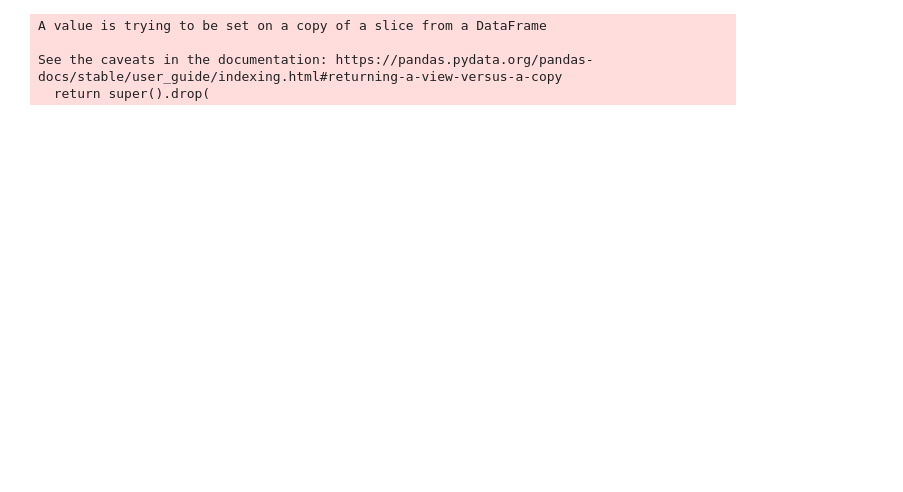
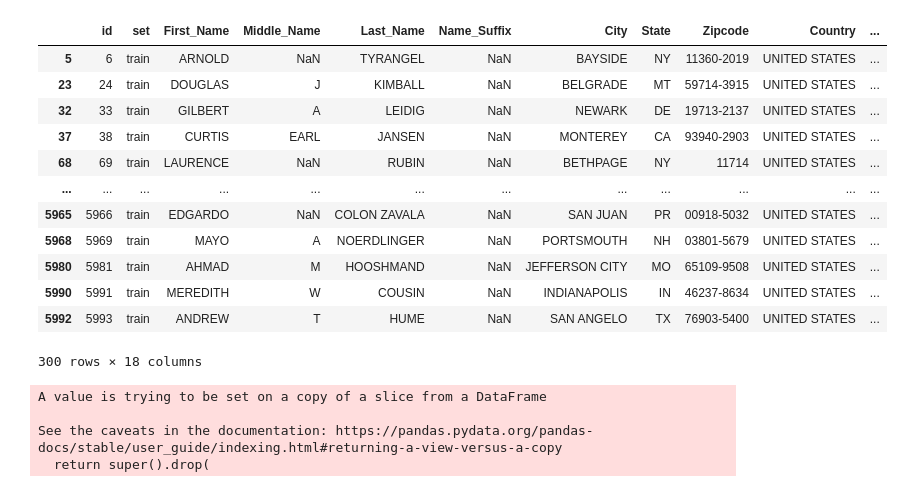
Before and after one commit to qffdhruba1123/analytics_cup_2021, a Jupyter notebook: Submission_Notebook_Random_Forest.ipynb, the cells around one changed output. Drawn from its saved outputs; the diff is of its cells as text; code cells hidden in the pictures; blank space fills up the shorter version.

Commit message:
Ownership Interest implemented in the Random Forest Notebook

```diff
--- a/Submission_Notebook_Random_Forest.ipynb
+++ b/Submission_Notebook_Random_Forest.ipynb
@@ -39,3 +56,27 @@ df_physicians = pd.read_csv("./data/physicians.csv")
+# %%
+def phys_OI(phys_id):
+    if(df_payments.query('Physician_ID==@phys_id and Ownership_Indicator=="Yes"').shape[0]>0):
+        return 1
+    else:
+        return 0
+
+df_physicians['Ownership_Interest']=df_physicians['id'].apply(phys_OI)
+# %%
+df_physicians.query('Ownership_Interest==1')
+# %% [output]
+|  | id | set | First_Name | Middle_Name | Last_Name | Name_Suffix | City | State | Zipcode | Country | ... |
+| 5 | 6 | train | ARNOLD | NaN | TYRANGEL | NaN | BAYSIDE | NY | 11360-2019 | UNITED STATES | ... |
+| 23 | 24 | train | DOUGLAS | J | KIMBALL | NaN | BELGRADE | MT | 59714-3915 | UNITED STATES | ... |
+| 32 | 33 | train | GILBERT | A | LEIDIG | NaN | NEWARK | DE | 19713-2137 | UNITED STATES | ... |
+| 37 | 38 | train | CURTIS | EARL | JANSEN | NaN | MONTEREY | CA | 93940-2903 | UNITED STATES | ... |
+| 68 | 69 | train | LAURENCE | NaN | RUBIN | NaN | BETHPAGE | NY | 11714 | UNITED STATES | ... |
+| ... | ... | ... | ... | ... | ... | ... | ... | ... | ... | ... | ... |
+| 5965 | 5966 | train | EDGARDO | NaN | COLON ZAVALA | NaN | SAN JUAN | PR | 00918-5032 | UNITED STATES | ... |
+| 5968 | 5969 | train | MAYO | A | NOERDLINGER | NaN | PORTSMOUTH | NH | 03801-5679 | UNITED STATES | ... |
+| 5980 | 5981 | train | AHMAD | M | HOOSHMAND | NaN | JEFFERSON CITY | MO | 65109-9508 | UNITED STATES | ... |
+| 5990 | 5991 | train | MEREDITH | W | COUSIN | NaN | INDIANAPOLIS | IN | 46237-8634 | UNITED STATES | ... |
+| 5992 | 5993 | train | ANDREW | T | HUME | NaN | SAN ANGELO | TX | 76903-5400 | UNITED STATES | ... |
+300 rows × 18 columns
 # %%
 df_companies.rename({"State":"State_Comp","Country":"Country_Comp"}, axis='columns', inplace=True)
 df_physicians.rename({"State":"State_Phys","Country":"Country_Phys"}, axis='columns', inplace=True)
```
Also changed, not shown: parts of 16 cells of this notebook.
